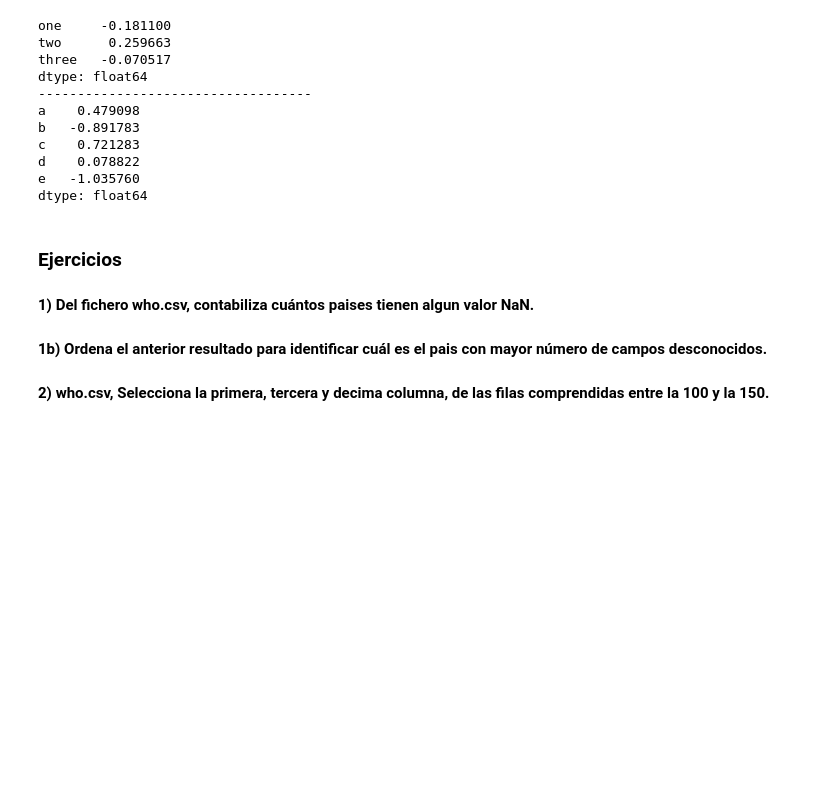
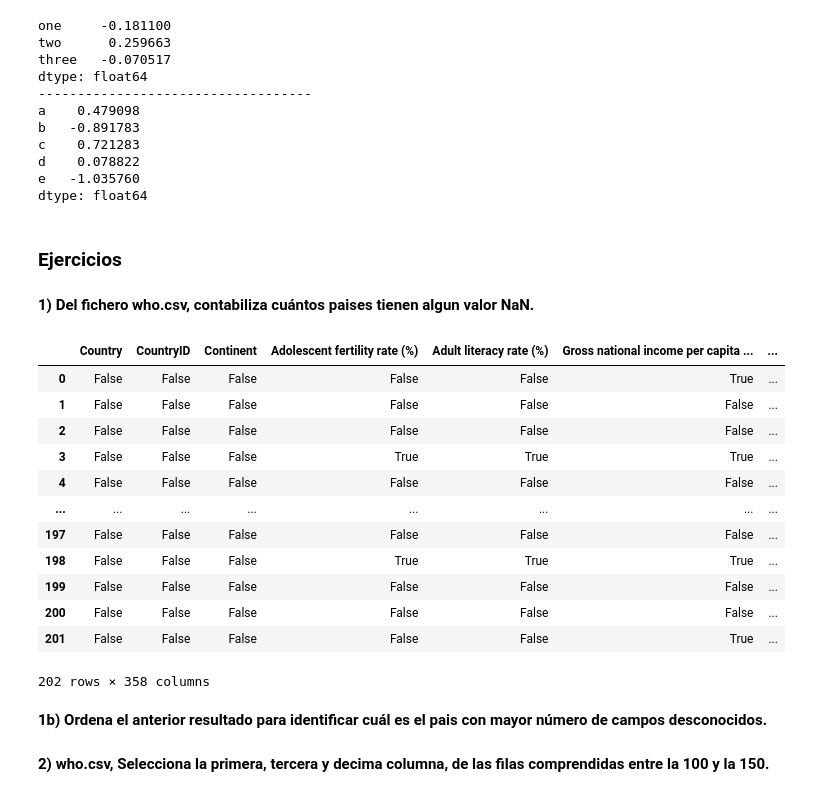
Before and after one commit to wisaaco/TxADM, a Jupyter notebook: notebooks/Part2/00_Pandas/03_Otras_acciones.ipynb, the cells around one changed output. Drawn from its saved outputs; the diff is of its cells as text; code cells hidden in the pictures; blank space fills up the shorter version.

```diff
--- a/notebooks/Part2/00_Pandas/03_Otras_acciones.ipynb
+++ b/notebooks/Part2/00_Pandas/03_Otras_acciones.ipynb
@@ -306,6 +296,23 @@ dtype: float64
 ### Ejercicios
 # %% [markdown]
 **1) Del fichero who.csv, contabiliza cuántos paises tienen algun valor NaN.**
+# %%
+df = pd.read_csv("data/who.csv")
+df.isna()
+# %% [output]
+|  | Country | CountryID | Continent | Adolescent fertility rate (%) | Adult literacy rate (%) | Gross national income per capita ... | ... |
+| 0 | False | False | False | False | False | True | ... |
+| 1 | False | False | False | False | False | False | ... |
+| 2 | False | False | False | False | False | False | ... |
+| 3 | False | False | False | True | True | True | ... |
+| 4 | False | False | False | False | False | False | ... |
+| ... | ... | ... | ... | ... | ... | ... | ... |
+| 197 | False | False | False | False | False | False | ... |
+| 198 | False | False | False | True | True | True | ... |
+| 199 | False | False | False | False | False | False | ... |
+| 200 | False | False | False | False | False | False | ... |
+| 201 | False | False | False | False | False | True | ... |
+202 rows × 358 columns
 # %% [markdown]
 **1b) Ordena el anterior resultado para identificar cuál es el pais con mayor número de campos desconocidos.**
 # %% [markdown]
```
Also changed, not shown: parts of 12 cells of this notebook, 2 other files.
